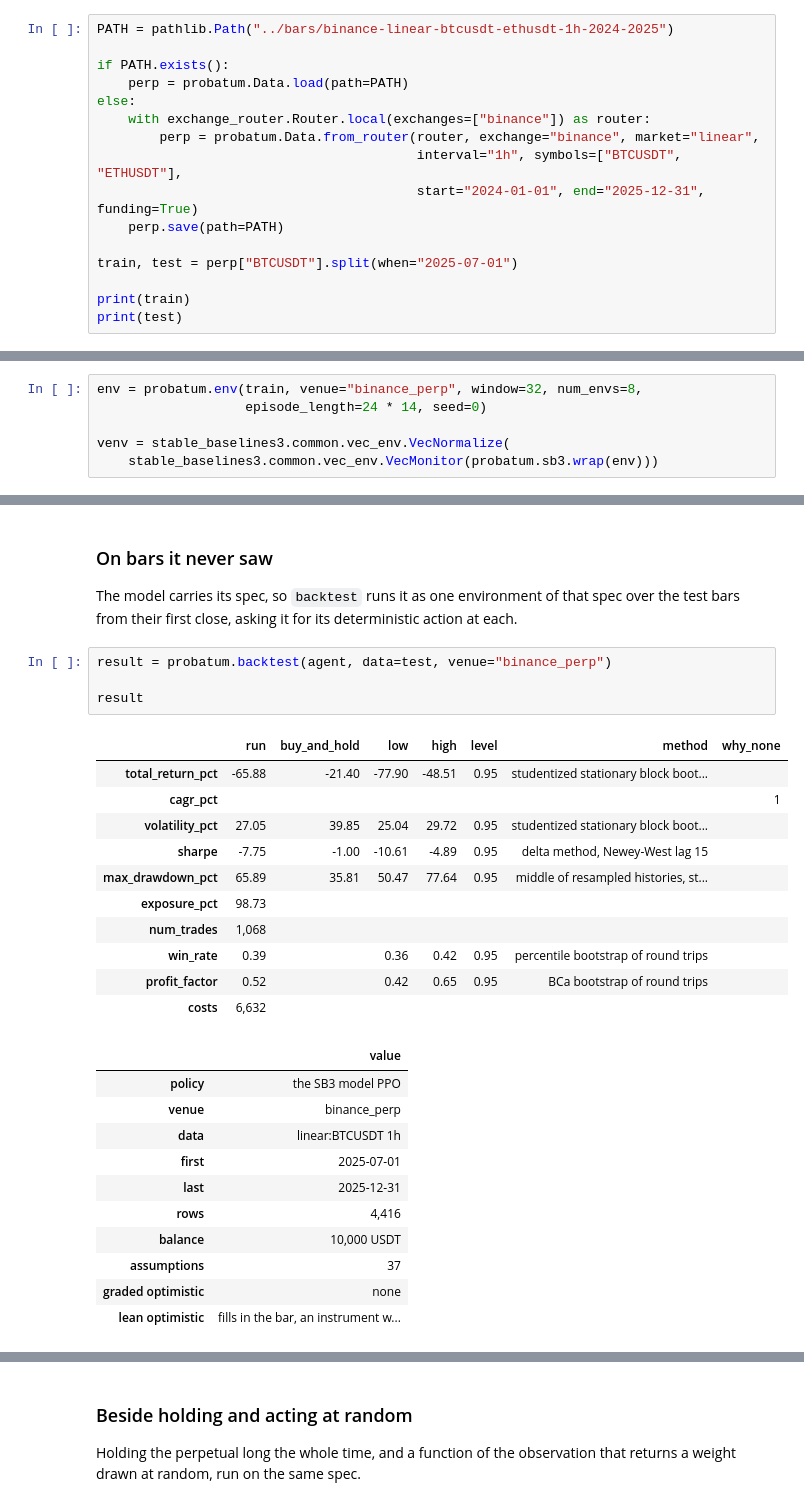
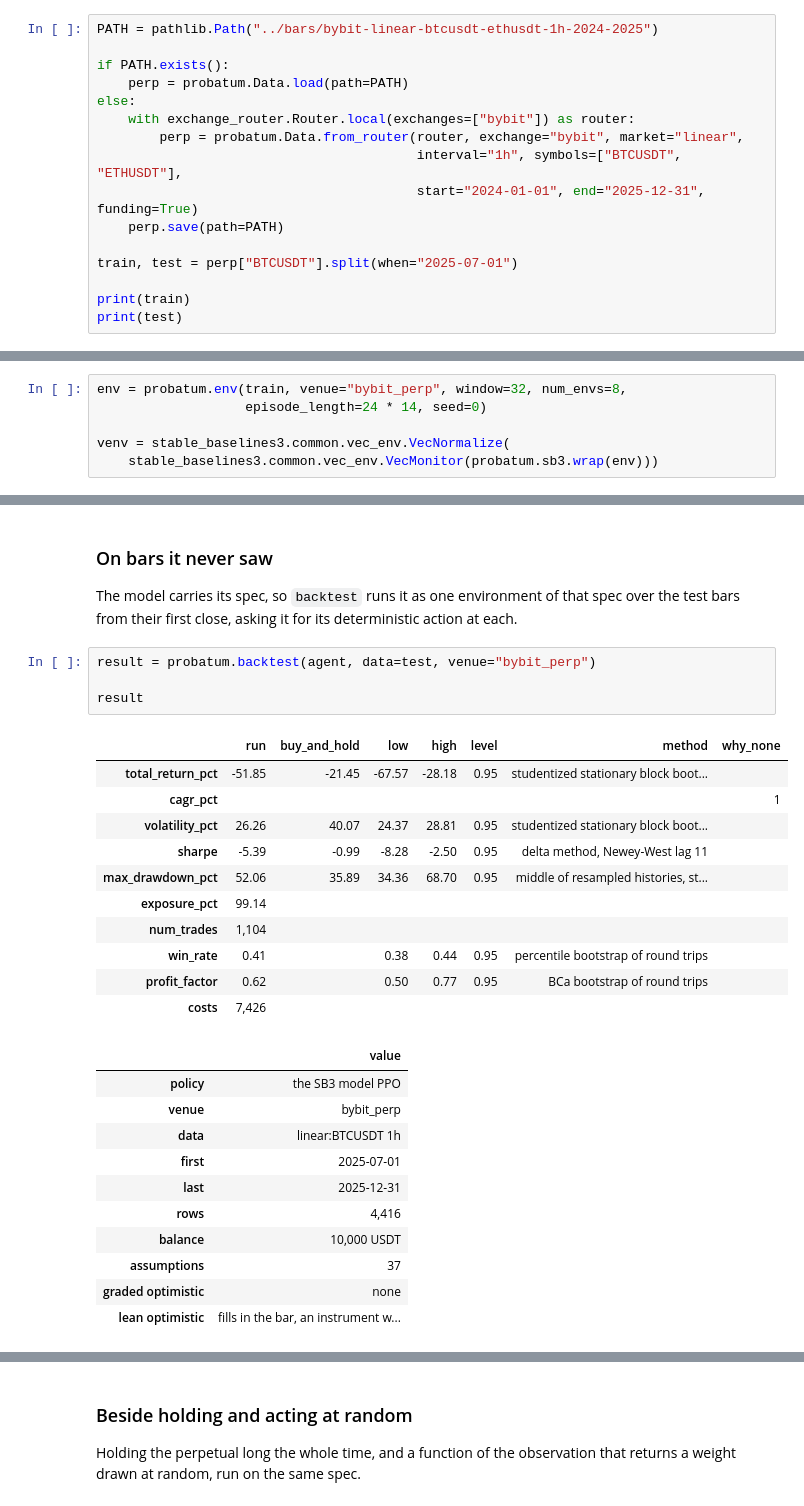
Before and after one commit to atOCEANO/examples, a Jupyter notebook: 05-reinforcement-learning/02-ppo.ipynb, the cells around one changed output, grey strips where cells are left out. Saved outputs shown, nothing was run; the diff lists cells and outputs as text.

```diff
--- a/05-reinforcement-learning/02-ppo.ipynb
+++ b/05-reinforcement-learning/02-ppo.ipynb
@@ -25,13 +25,13 @@ probatum 2.0.0, exchange-router 3.0.1, stable-baselines3 2.9.2, torch 2.15.0+cpu
 # %% [markdown]
 ### The bars
 # %%
-PATH = pathlib.Path("../bars/binance-linear-btcusdt-ethusdt-1h-2024-2025")
+PATH = pathlib.Path("../bars/bybit-linear-btcusdt-ethusdt-1h-2024-2025")
 
 if PATH.exists():
     perp = probatum.Data.load(path=PATH)
 else:
-    with exchange_router.Router.local(exchanges=["binance"]) as router:
-        perp = probatum.Data.from_router(router, exchange="binance", market="linear",
+    with exchange_router.Router.local(exchanges=["bybit"]) as router:
+        perp = probatum.Data.from_router(router, exchange="bybit", market="linear",
                                          interval="1h", symbols=["BTCUSDT", "ETHUSDT"],
                                          start="2024-01-01", end="2025-12-31", funding=True)
     perp.save(path=PATH)
@@ -51,7 +51,7 @@ wrappers compose on top unchanged: one to log the episodes and one to normalise
 observation and the reward. `SpecCallback` copies the normaliser's statistics of the
 observation into the model's spec, so a backtest scales the observation as training did.
 # %%
-env = probatum.env(train, venue="binance_perp", window=32, num_envs=8,
+env = probatum.env(train, venue="bybit_perp", window=32, num_envs=8,
                    episode_length=24 * 14, seed=0)
 
 venv = stable_baselines3.common.vec_env.VecNormalize(
@@ -77,24 +77,24 @@ the last 100 training episodes, mean reward 0.0877
 The model carries its spec, so `backtest` runs it as one environment of that spec over the
 test bars from their first close, asking it for its deterministic action at each.
 # %%
-result = probatum.backtest(agent, data=test, venue="binance_perp")
+result = probatum.backtest(agent, data=test, venue="bybit_perp")
 
 result
 # %% [output]
 |  | run | buy_and_hold | low | high | level | method | why_none |
-| total_return_pct | -65.88 | -21.40 | -77.90 | -48.51 | 0.95 | studentized stationary block boot... |  |
+| total_return_pct | -51.85 | -21.45 | -67.57 | -28.18 | 0.95 | studentized stationary block boot... |  |
 | cagr_pct |  |  |  |  |  |  | 1 |
-| volatility_pct | 27.05 | 39.85 | 25.04 | 29.72 | 0.95 | studentized stationary block boot... |  |
-| sharpe | -7.75 | -1.00 | -10.61 | -4.89 | 0.95 | delta method, Newey-West lag 15 |  |
-| max_drawdown_pct | 65.89 | 35.81 | 50.47 | 77.64 | 0.95 | middle of resampled histories, st... |  |
-| exposure_pct | 98.73 |  |  |  |  |  |  |
-| num_trades | 1,068 |  |  |  |  |  |  |
-| win_rate | 0.39 |  | 0.36 | 0.42 | 0.95 | percentile bootstrap of round trips |  |
-| profit_factor | 0.52 |  | 0.42 | 0.65 | 0.95 | BCa bootstrap of round trips |  |
-| costs | 6,632 |  |  |  |  |  |  |
+| volatility_pct | 26.26 | 40.07 | 24.37 | 28.81 | 0.95 | studentized stationary block boot... |  |
+| sharpe | -5.39 | -0.99 | -8.28 | -2.50 | 0.95 | delta method, Newey-West lag 11 |  |
+| max_drawdown_pct | 52.06 | 35.89 | 34.36 | 68.70 | 0.95 | middle of resampled histories, st... |  |
+| exposure_pct | 99.14 |  |  |  |  |  |  |
+| num_trades | 1,104 |  |  |  |  |  |  |
+| win_rate | 0.41 |  | 0.38 | 0.44 | 0.95 | percentile bootstrap of round trips |  |
+| profit_factor | 0.62 |  | 0.50 | 0.77 | 0.95 | BCa bootstrap of round trips |  |
+| costs | 7,426 |  |  |  |  |  |  |
 |  | value |
 | policy | the SB3 model PPO |
-| venue | binance_perp |
+| venue | bybit_perp |
 | data | linear:BTCUSDT 1h |
 | first | 2025-07-01 |
 | last | 2025-12-31 |
```
Also changed, not shown: parts of 5 cells of this notebook, 33 other files.
